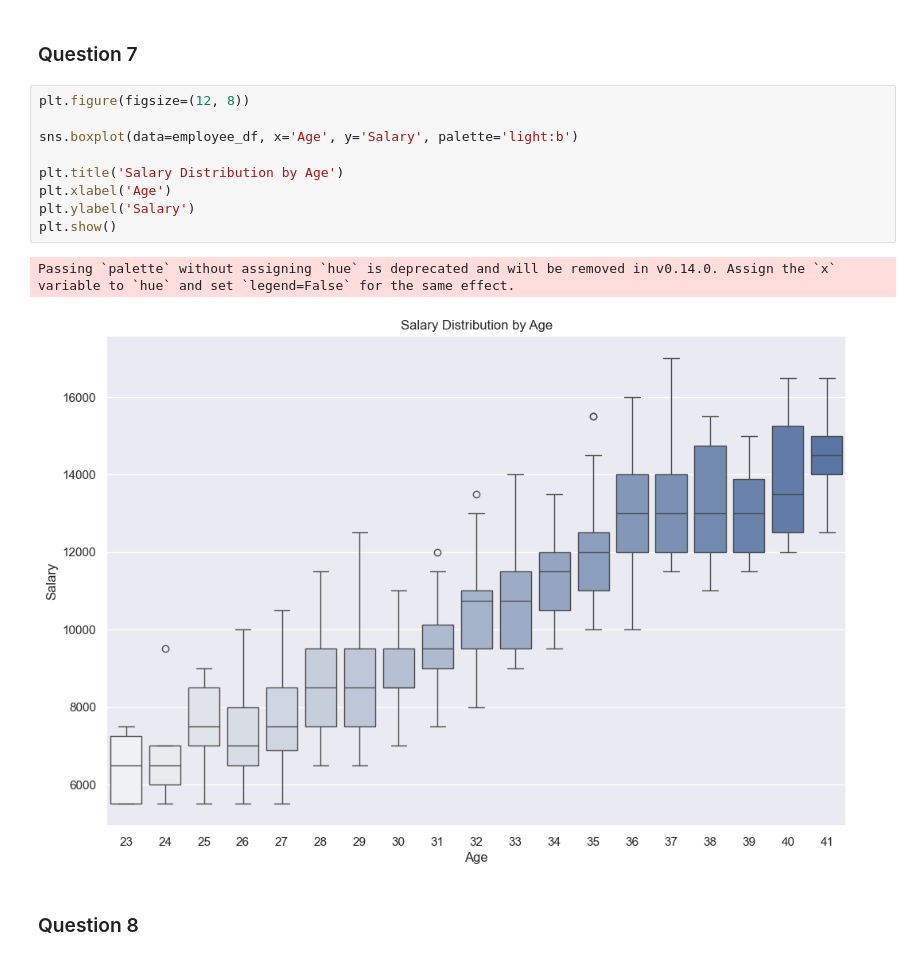
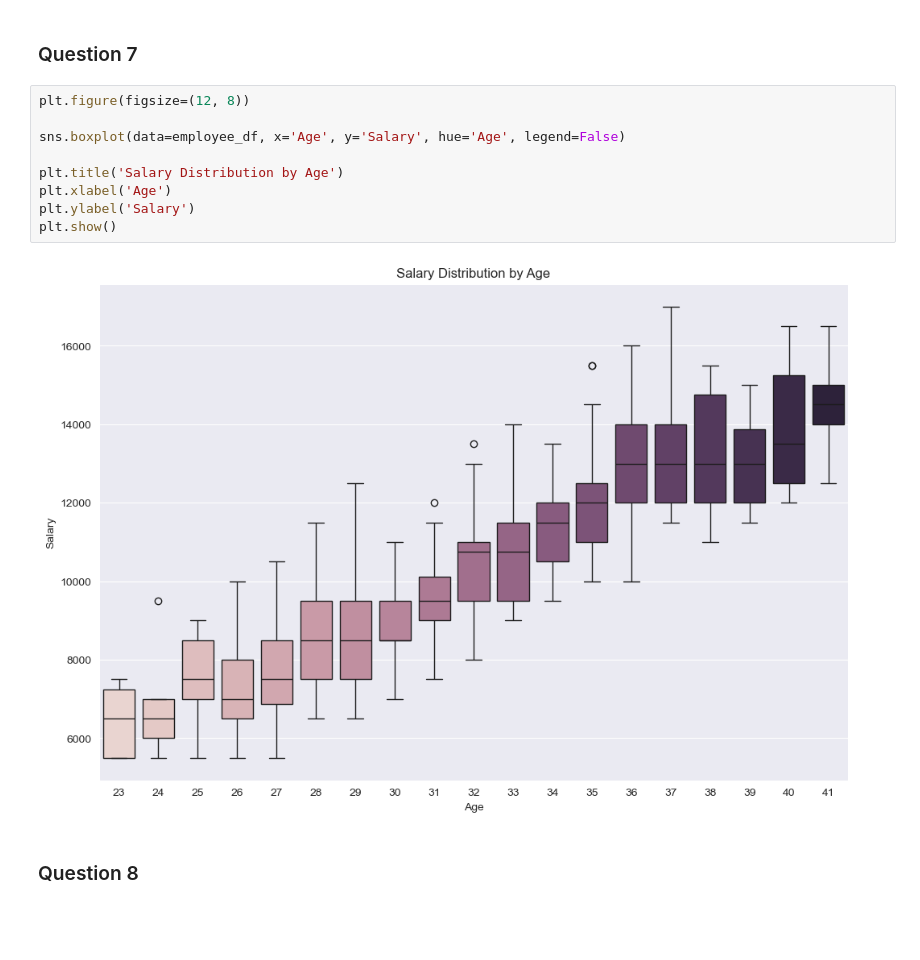
Before and after one commit to alexandrecogordan/data-visualisation, a Jupyter notebook: TD2/alexandre-cogordan.ipynb, the cells around one changed output. Cells and saved outputs as stored; diff of their text form; blank space fills up the shorter version.

```diff
--- a/TD2/alexandre-cogordan.ipynb
+++ b/TD2/alexandre-cogordan.ipynb
@@ -322,15 +321,14 @@ plt.show()
 # %%
 plt.figure(figsize=(12, 8))
 
-sns.boxplot(data=employee_df, x='Age', y='Salary', palette='light:b')
+sns.boxplot(data=employee_df, x='Age', y='Salary', hue='Age', legend=False)
 
 plt.title('Salary Distribution by Age')
 plt.xlabel('Age')
 plt.ylabel('Salary')
 plt.show()
 # %% [output]
-Passing `palette` without assigning `hue` is deprecated and will be removed in v0.14.0. Assign the `x` variable to `hue` and set `legend=False` for the same effect.
-[figure, old version]
+[figure, new version]
 # %% [markdown]
 ### Question 8
 # %%
```
Also changed, not shown: parts of 17 cells of this notebook.
